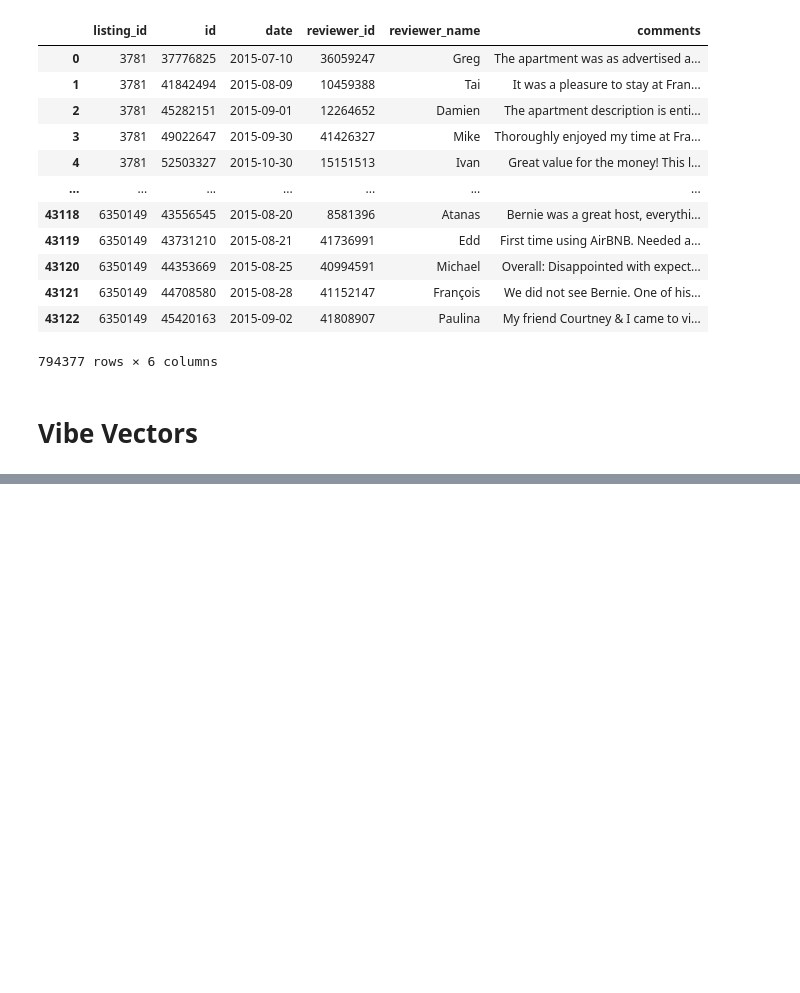
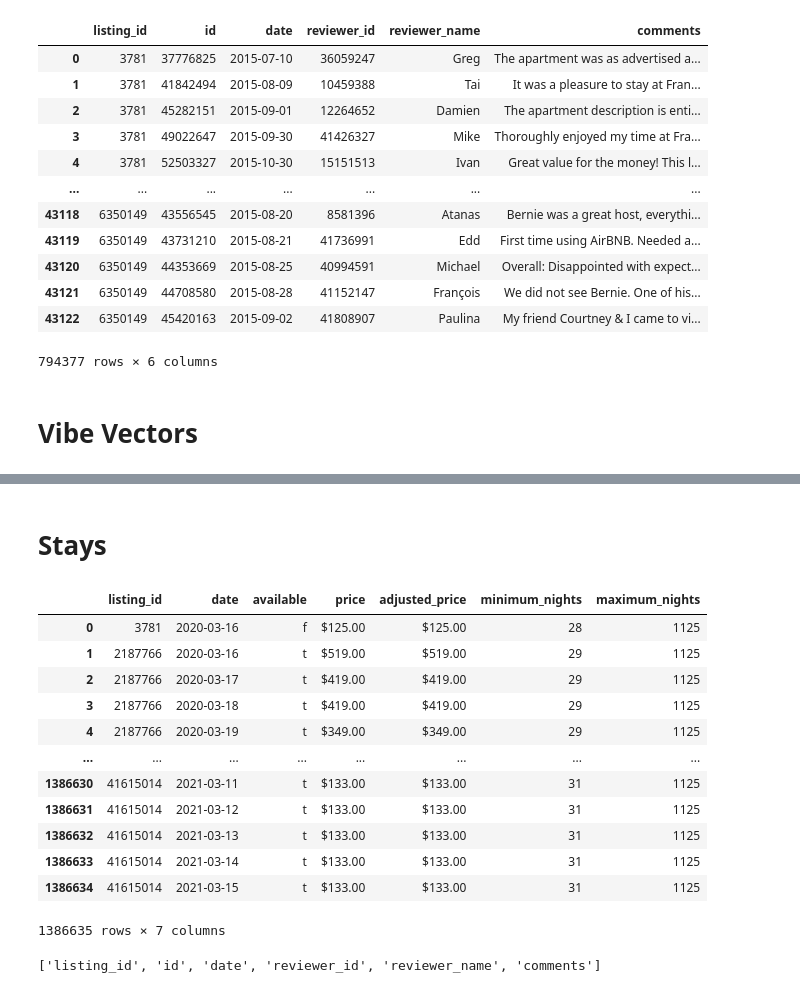
Before and after one commit to mbacvanski/vibe-of-boston, a Jupyter notebook: data_gen.ipynb, the cells around one changed output, grey strips where cells are left out. Saved outputs shown, nothing was run; the diff lists cells and outputs as text; code cells hidden in the pictures; blank space fills up the shorter version.

```diff
--- a/data_gen.ipynb
+++ b/data_gen.ipynb
@@ -153,0 +206,24 @@ vibetable.to_json("dist/data/vibetable.json", orient='index')
+# %% [markdown]
+# Stays
+# %%
+stays_2020_03 = pd.read_csv('http://data.insideairbnb.com/united-states/ma/boston/2020-03-16/data/calendar.csv.gz', compression='gzip')
+# %%
+stays_2020_03
+# %% [output]
+|  | listing_id | date | available | price | adjusted_price | minimum_nights | maximum_nights |
+| 0 | 3781 | 2020-03-16 | f | $125.00 | $125.00 | 28 | 1125 |
+| 1 | 2187766 | 2020-03-16 | t | $519.00 | $519.00 | 29 | 1125 |
+| 2 | 2187766 | 2020-03-17 | t | $419.00 | $419.00 | 29 | 1125 |
+| 3 | 2187766 | 2020-03-18 | t | $419.00 | $419.00 | 29 | 1125 |
+| 4 | 2187766 | 2020-03-19 | t | $349.00 | $349.00 | 29 | 1125 |
+| ... | ... | ... | ... | ... | ... | ... | ... |
+| 1386630 | 41615014 | 2021-03-11 | t | $133.00 | $133.00 | 31 | 1125 |
+| 1386631 | 41615014 | 2021-03-12 | t | $133.00 | $133.00 | 31 | 1125 |
+| 1386632 | 41615014 | 2021-03-13 | t | $133.00 | $133.00 | 31 | 1125 |
+| 1386633 | 41615014 | 2021-03-14 | t | $133.00 | $133.00 | 31 | 1125 |
+| 1386634 | 41615014 | 2021-03-15 | t | $133.00 | $133.00 | 31 | 1125 |
+1386635 rows × 7 columns
+# %%
+list(df_reviews)
+# %% [output]
+['listing_id', 'id', 'date', 'reviewer_id', 'reviewer_name', 'comments']
```
Also changed, not shown: parts of 5 cells of this notebook, 3 other files.
